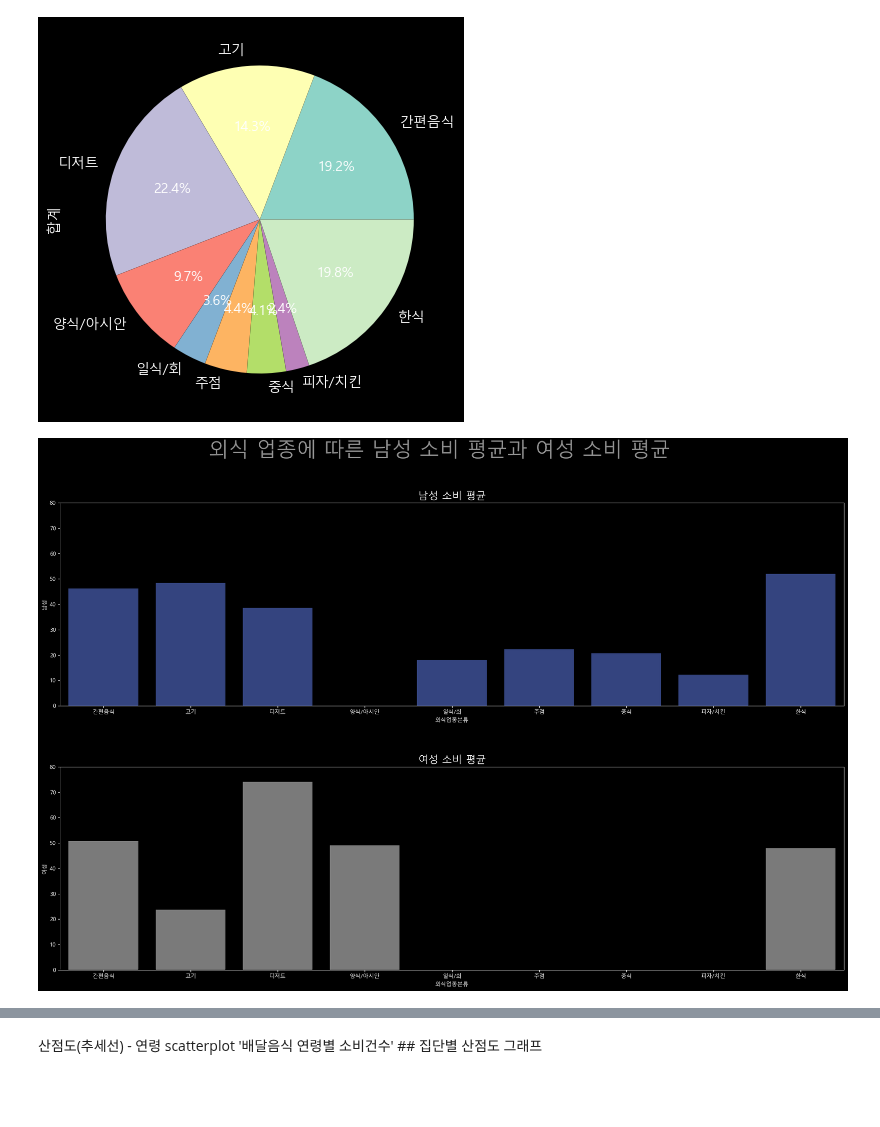
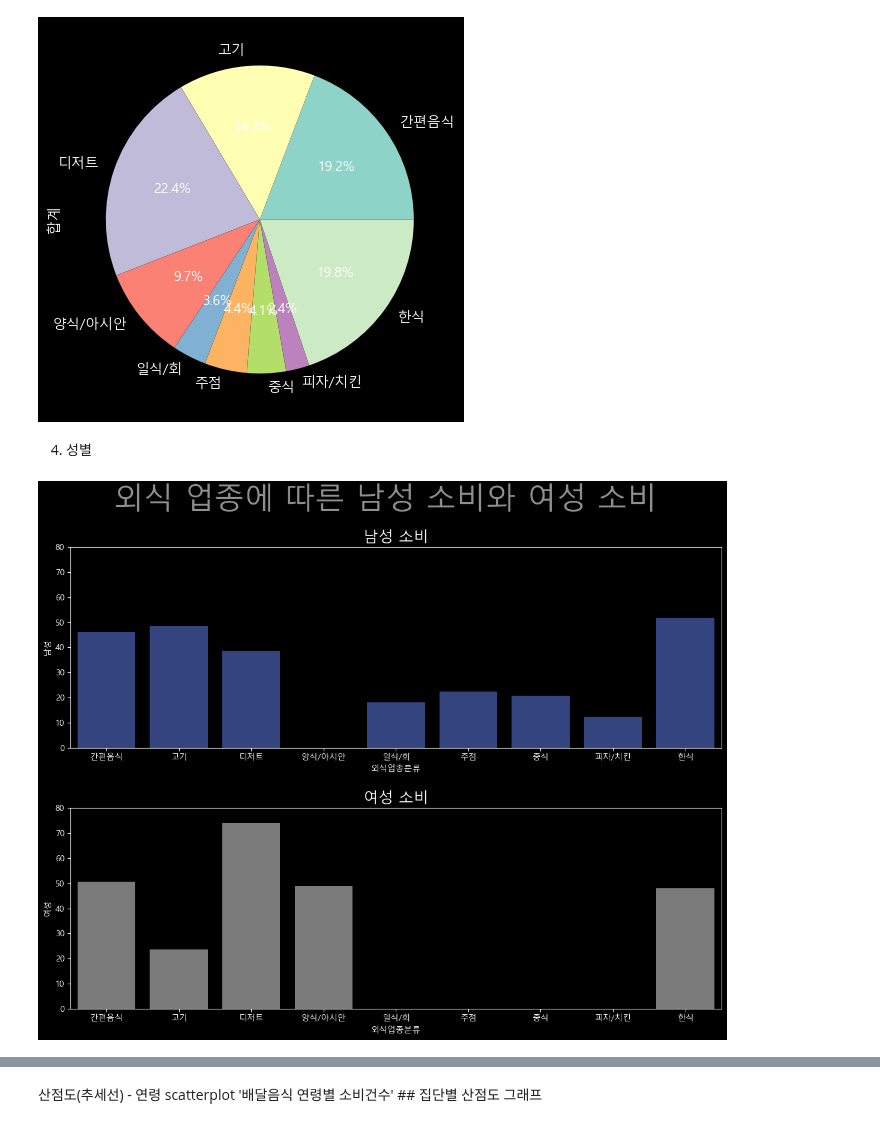
Before and after one commit to maker-lee/megait-data, a Jupyter notebook: D.탐색적_데이터_분석/semi_project/삼성카드_배달음식선호.ipynb, the cells around one changed output, grey strips where cells are left out. Saved outputs shown, nothing was run; the diff lists cells and outputs as text; code cells hidden in the pictures; blank space fills up the shorter version.

```diff
--- a/D.탐색적_데이터_분석/semi_project/삼성카드_배달음식선호.ipynb
+++ b/D.탐색적_데이터_분석/semi_project/삼성카드_배달음식선호.ipynb
@@ -186,0 +294,8 @@ df3
+# %%
+성별_업종 = pivot_table(df,
+            index='외식업종분류',
+            columns='성별',
+            values='소비건수합계',
+            aggfunc='mean'
+)
+성별_업종
@@ -187,4 +314,4 @@ df3
 # %%
-df3 = df3.fillna(value=0)
-df3
+성별_업종 = 성별_업종.fillna(value=0)
+성별_업종
 # %% [output]
@@ -259,6 +329,6 @@ df4
 # %%
-df4['합계'] = df4[df4.columns[:]].sum(axis=1)
-df4
+성별_업종['합계'] = 성별_업종[성별_업종.columns[:]].sum(axis=1)
+성별_업종
 # %% [output]
 | 성별 | 남성 | 여성 | 합계 |
 | 외식업종분류 |  |  |  |
@@ -277,20 +347,22 @@ plt.show()
 plt.close()
 # %% [output]
 [figure]
+# %% [markdown]
+4. 성별
 # %%
-fig, (ax1_left, ax2_left) = plt.subplots(2, 1, figsize=(25, 15))
-fig.suptitle('외식 업종에 따른 남성 소비 평균과 여성 소비 평균', fontsize=36, color='#8f8f8f')
+fig, (ax1_left, ax2_left) = plt.subplots(2, 1, figsize=(14, 10))
+fig.suptitle('외식 업종에 따른 남성 소비와 여성 소비', fontsize=36, color='#8f8f8f')
 fig.subplots_adjust(wspace=0.2, hspace=0.3)
 
-sb.barplot(data=df4, x=df4.index, y='남성', color="#273d8c", ax=ax1_left)
-ax1_left.set_title('남성 소비 평균', fontsize=18)
+sb.barplot(data=성별_업종, x=성별_업종.index, y='남성', color="#273d8c", ax=ax1_left)
+ax1_left.set_title('남성 소비', fontsize=18)
 ax1_left.set_ylim(0, 80)
 
-sb.barplot(data=df4, x=df4.index, y='여성', color="#7a7a7a", ax=ax2_left)
-ax2_left.set_title('여성 소비 평균', fontsize=18)
+sb.barplot(data=성별_업종, x=성별_업종.index, y='여성', color="#7a7a7a", ax=ax2_left)
+ax2_left.set_title('여성 소비', fontsize=18)
 ax2_left.set_ylim(0, 80)
 
 plt.show()
 plt.close()
 # %% [output]
-[figure, old version]
+[figure, new version]
```
Also changed, not shown: parts of 41 cells of this notebook.
